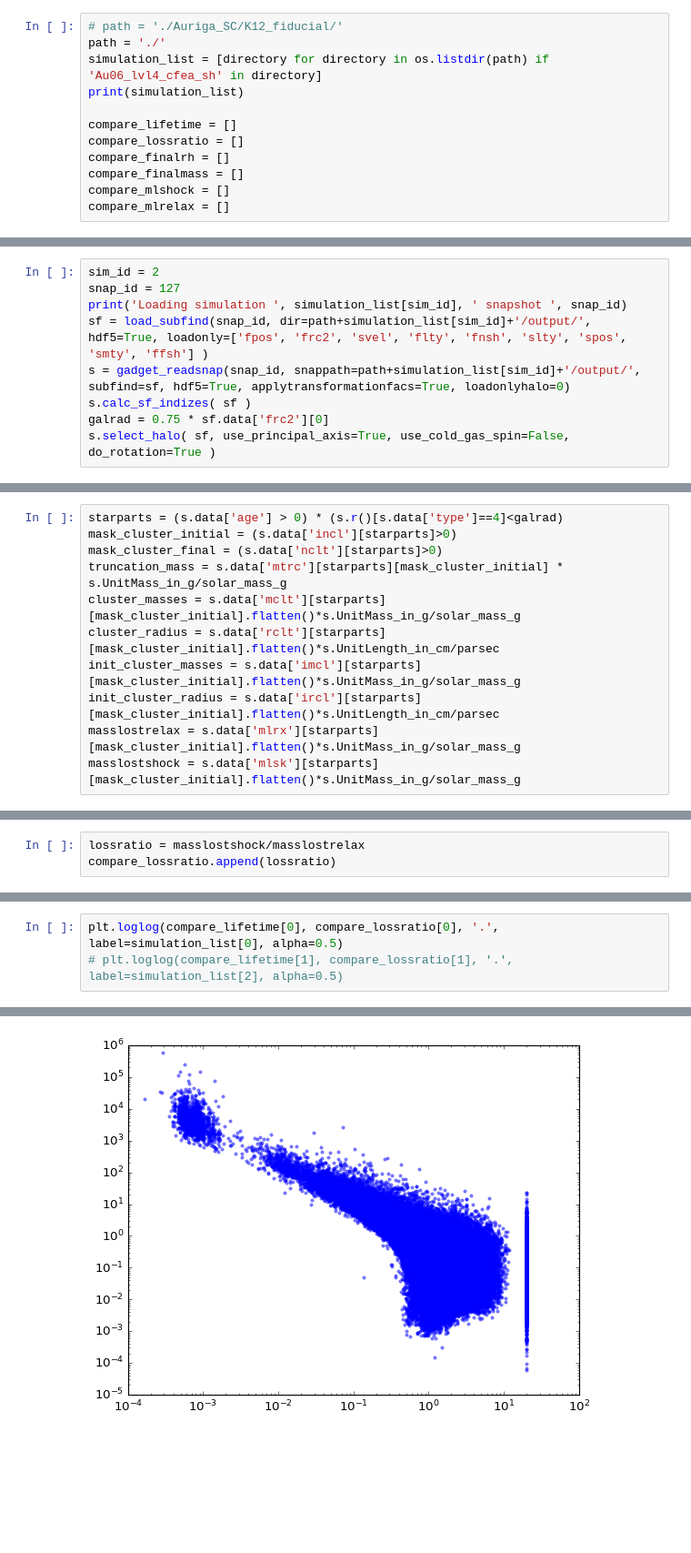
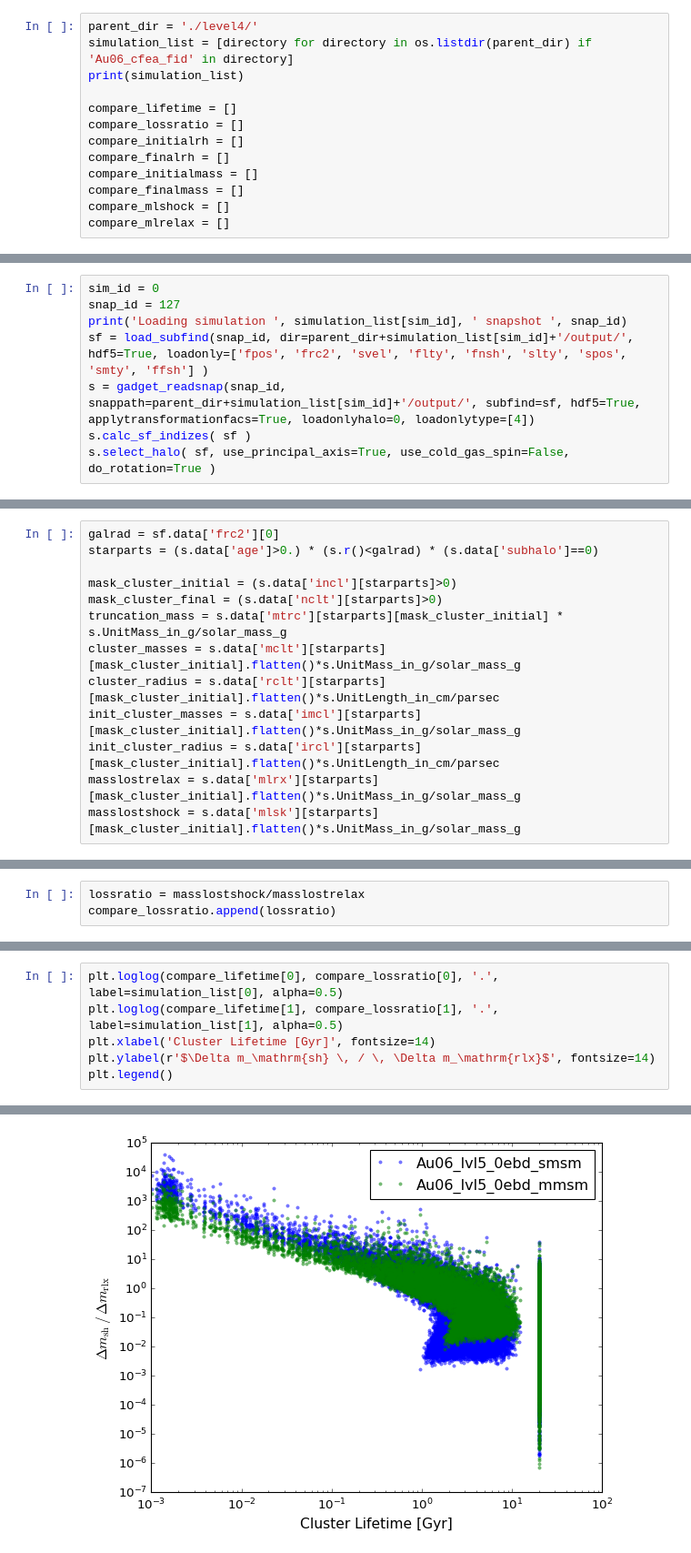
Before and after one commit to pablocoque/post_process_routines, a Jupyter notebook: src/half-mass-radius.ipynb, the cells around one changed output, grey strips where cells are left out. Shown at 91% size. Drawn from its saved outputs; the diff is of its cells as text; blank space fills up the shorter version.

```diff
--- a/src/half-mass-radius.ipynb
+++ b/src/half-mass-radius.ipynb
@@ -9,14 +9,15 @@ import matplotlib.colors as mcolors
 %matplotlib inline
 rcParams['figure.facecolor'] = 'white'
 # %%
-# path = './Auriga_SC/K12_fiducial/'
-path = './'
-simulation_list = [directory for directory in os.listdir(path) if 'Au06_lvl4_cfea_sh' in directory]
+parent_dir = './level4/'
+simulation_list = [directory for directory in os.listdir(parent_dir) if 'Au06_cfea_fid' in directory]
 print(simulation_list)
 
 compare_lifetime = []
 compare_lossratio = []
+compare_initialrh = []
 compare_finalrh = []
+compare_initialmass = []
 compare_finalmass = []
 compare_mlshock = []
 compare_mlrelax = []
@@ -25,10 +26,9 @@ compare_mlrelax = []
 # %%
-sim_id = 2
+sim_id = 0
 snap_id = 127
 print('Loading simulation ', simulation_list[sim_id], ' snapshot ', snap_id)
-sf = load_subfind(snap_id, dir=path+simulation_list[sim_id]+'/output/', hdf5=True, loadonly=['fpos', 'frc2', 'svel', 'flty', 'fnsh', 'slty', 'spos', 'smty', 'ffsh'] )
-s = gadget_readsnap(snap_id, snappath=path+simulation_list[sim_id]+'/output/', subfind=sf, hdf5=True, applytransformationfacs=True, loadonlyhalo=0)
+sf = load_subfind(snap_id, dir=parent_dir+simulation_list[sim_id]+'/output/', hdf5=True, loadonly=['fpos', 'frc2', 'svel', 'flty', 'fnsh', 'slty', 'spos', 'smty', 'ffsh'] )
+s = gadget_readsnap(snap_id, snappath=parent_dir+simulation_list[sim_id]+'/output/', subfind=sf, hdf5=True, applytransformationfacs=True, loadonlyhalo=0, loadonlytype=[4])
 s.calc_sf_indizes( sf )
-galrad = 0.75 * sf.data['frc2'][0]
 s.select_halo( sf, use_principal_axis=True, use_cold_gas_spin=False, do_rotation=True )
 # %% [output]
@@ -50,7 +50,9 @@ gyr = 3.15576e16 # seconds
 
 s.parameters['UnitTime_in_s'] = s.parameters['UnitLength_in_cm']/s.parameters['UnitVelocity_in_cm_per_s']
 # %%
-starparts = (s.data['age'] > 0) * (s.r()[s.data['type']==4]<galrad)
+galrad = sf.data['frc2'][0]
+starparts = (s.data['age']>0.) * (s.r()<galrad) * (s.data['subhalo']==0)
+
 mask_cluster_initial = (s.data['incl'][starparts]>0)
 mask_cluster_final = (s.data['nclt'][starparts]>0)
 truncation_mass = s.data['mtrc'][starparts][mask_cluster_initial] * s.UnitMass_in_g/solar_mass_g
@@ -210,4 +295,7 @@ plt.colorbar(label='Age [Gyr]')
 # %%
 plt.loglog(compare_lifetime[0], compare_lossratio[0], '.', label=simulation_list[0], alpha=0.5)
-# plt.loglog(compare_lifetime[1], compare_lossratio[1], '.', label=simulation_list[2], alpha=0.5)
+plt.loglog(compare_lifetime[1], compare_lossratio[1], '.', label=simulation_list[1], alpha=0.5)
+plt.xlabel('Cluster Lifetime [Gyr]', fontsize=14)
+plt.ylabel(r'$\Delta m_\mathrm{sh} \, / \, \Delta m_\mathrm{rlx}$', fontsize=14)
+plt.legend()
 # %% [output]
@@ -215 +303 @@ plt.loglog(compare_lifetime[0], compare_lossratio[0], '.', label=simulation_list
-[figure, old version]
+[figure, new version]
```
Also changed, not shown: parts of 22 cells of this notebook, 14 other files.
